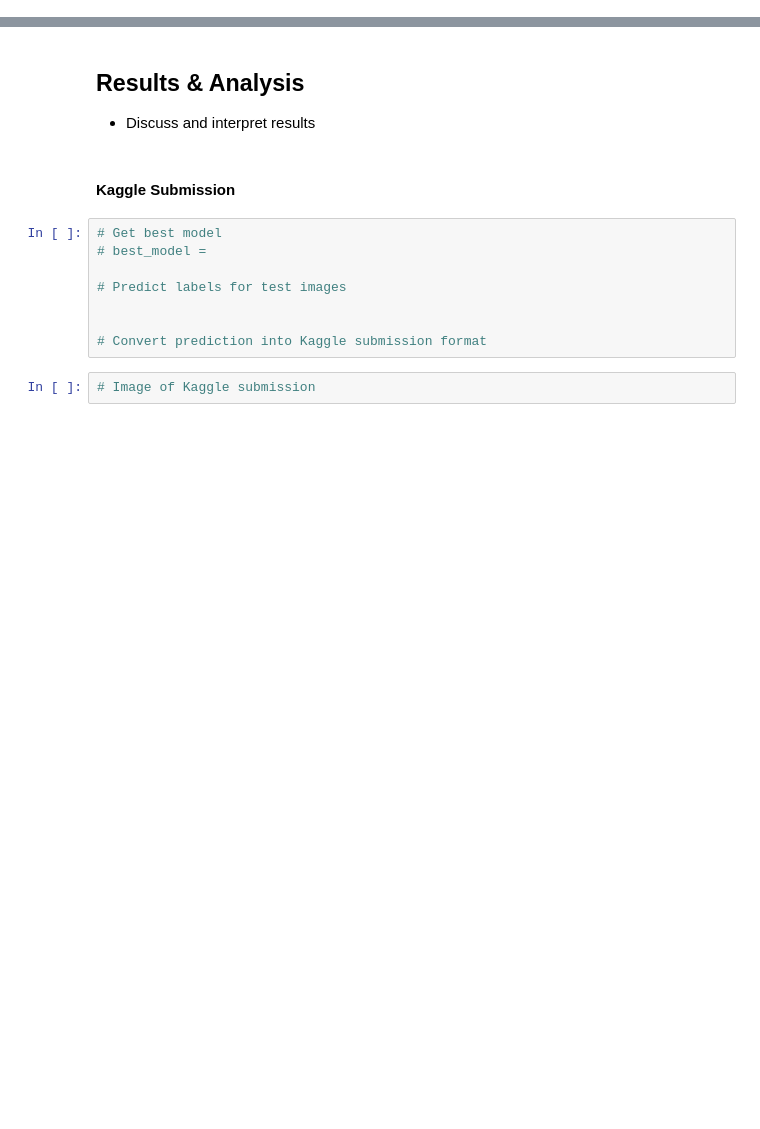
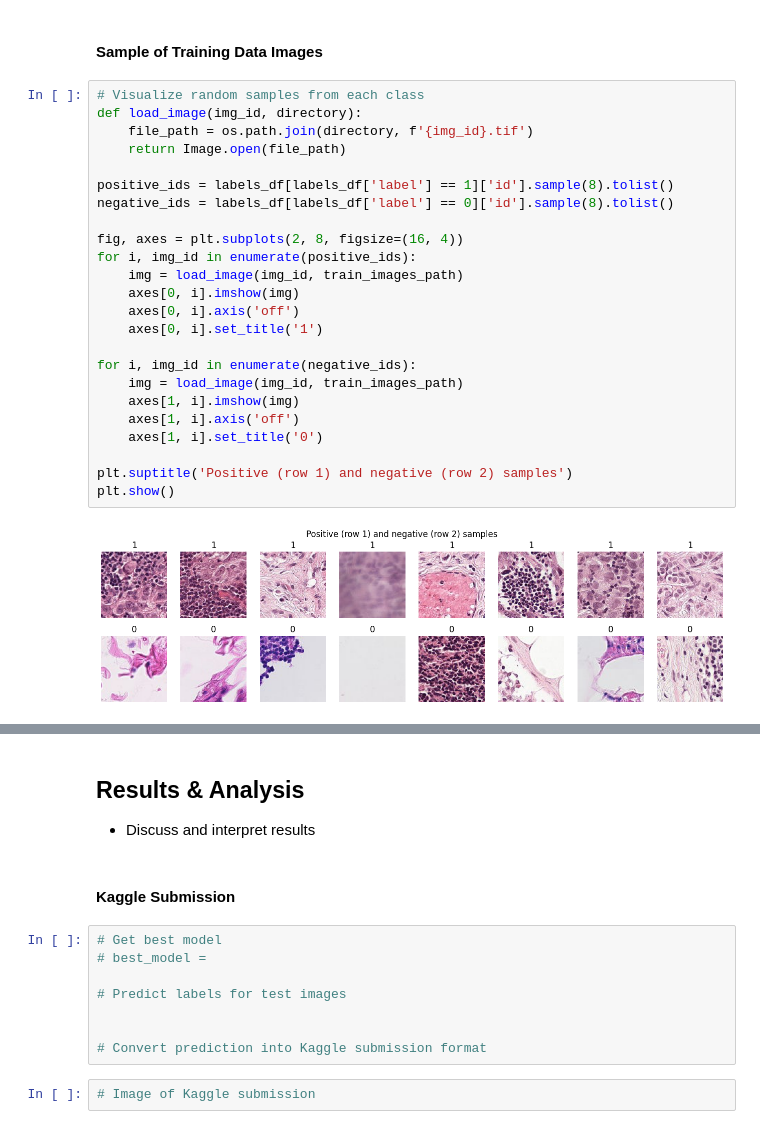
Before and after one commit to ryan-bulger/Cancer-Detection, a Jupyter notebook: metastatic_cancer_detection.ipynb, the cells around one changed output, grey strips where cells are left out. Saved outputs shown, nothing was run; the diff lists cells and outputs as text; blank space fills up the shorter version.

```diff
--- a/metastatic_cancer_detection.ipynb
+++ b/metastatic_cancer_detection.ipynb
@@ -120,0 +184,28 @@ print(f'train images: {len(train_files)}  test images: {len(test_files)}')
+# %% [markdown]
+#### Sample of Training Data Images
+# %%
+# Visualize random samples from each class
+def load_image(img_id, directory):
+    file_path = os.path.join(directory, f'{img_id}.tif')
+    return Image.open(file_path)
+
+positive_ids = labels_df[labels_df['label'] == 1]['id'].sample(8).tolist()
+negative_ids = labels_df[labels_df['label'] == 0]['id'].sample(8).tolist()
+
+fig, axes = plt.subplots(2, 8, figsize=(16, 4))
+for i, img_id in enumerate(positive_ids):
+    img = load_image(img_id, train_images_path)
+    axes[0, i].imshow(img)
+    axes[0, i].axis('off')
+    axes[0, i].set_title('1')
+
+for i, img_id in enumerate(negative_ids):
+    img = load_image(img_id, train_images_path)
+    axes[1, i].imshow(img)
+    axes[1, i].axis('off')
+    axes[1, i].set_title('0')
+
+plt.suptitle('Positive (row 1) and negative (row 2) samples')
+plt.show()
+# %% [output]
+[figure, added]
```
Also changed, not shown: parts of 31 cells of this notebook, 2 other files.
